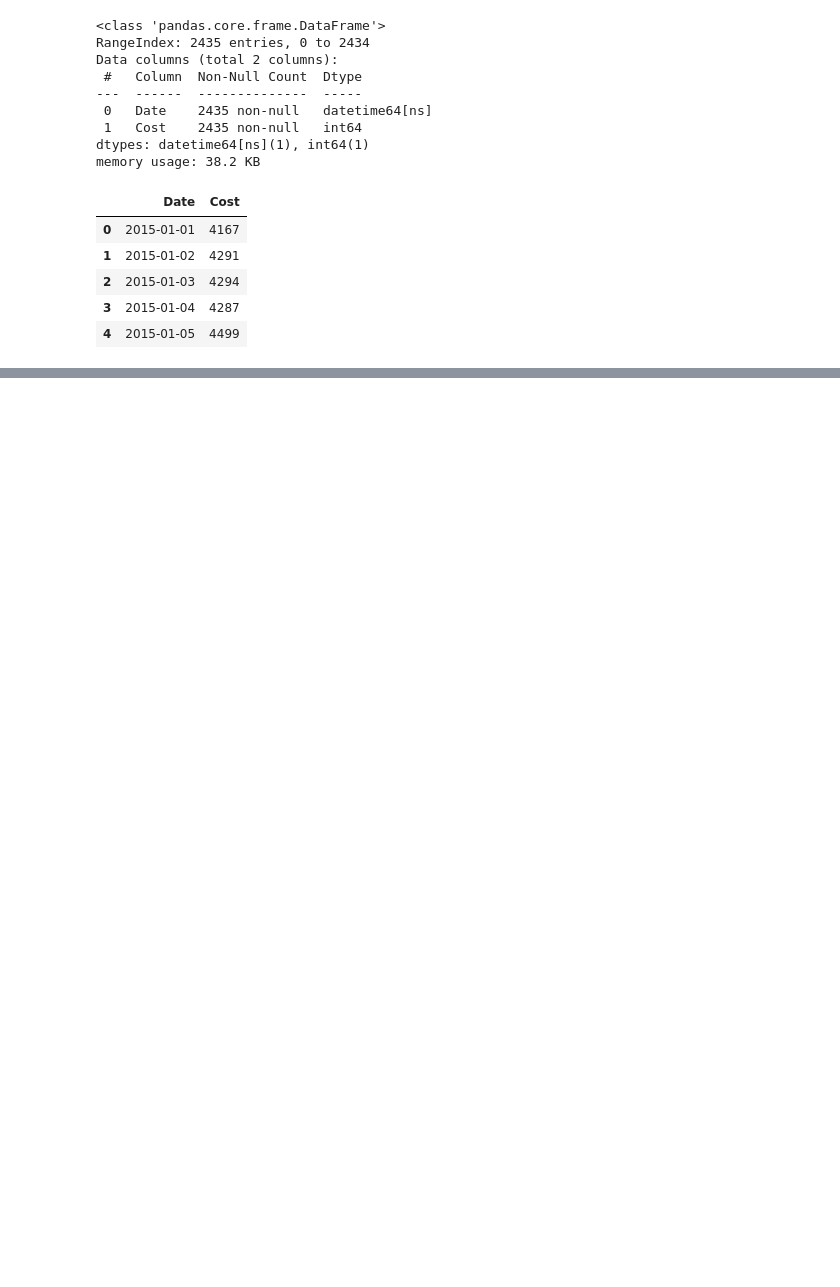
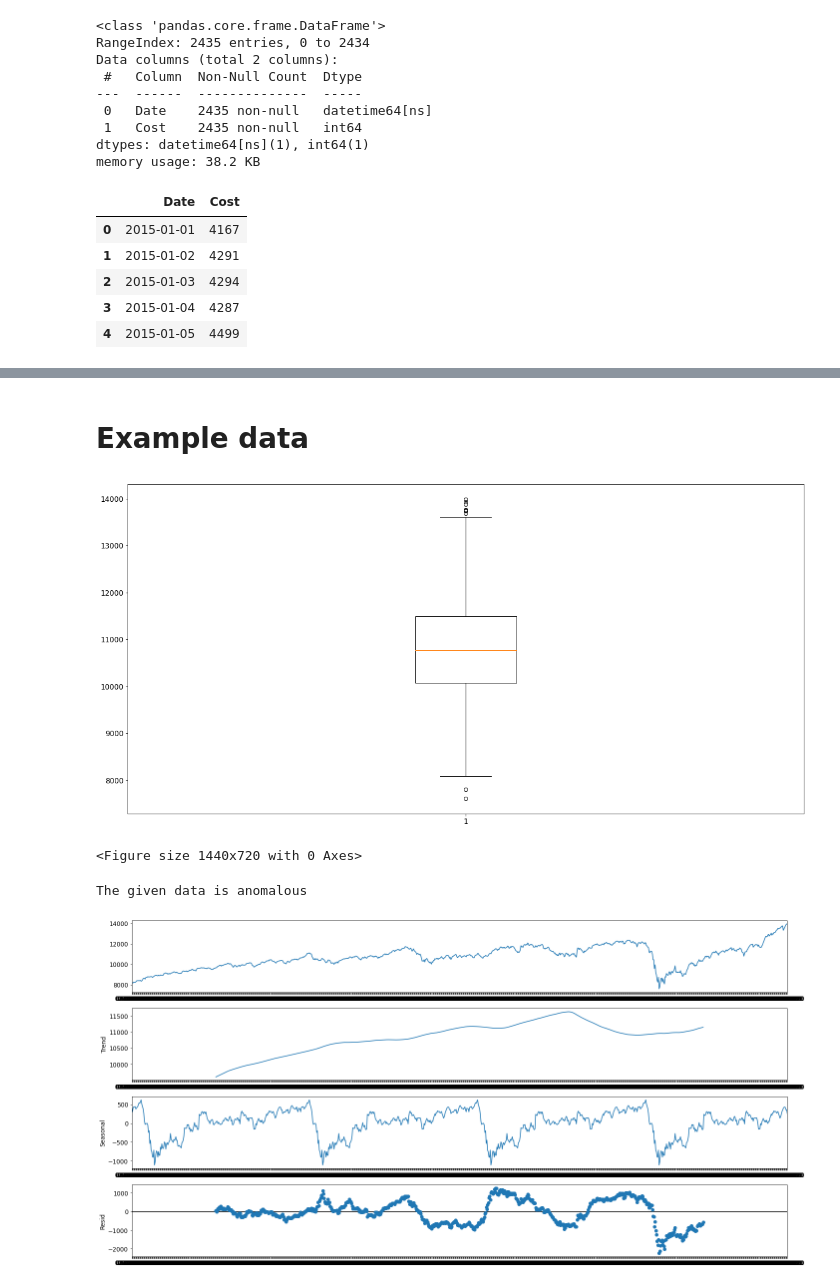
Before and after one commit to mehrasadhvi/TS, a Jupyter notebook: TSAssignment.ipynb, the cells around one changed output, grey strips where cells are left out. Saved outputs shown, nothing was run; the diff lists cells and outputs as text; code cells hidden in the pictures; blank space fills up the shorter version.

```diff
--- a/TSAssignment.ipynb
+++ b/TSAssignment.ipynb
@@ -76 +75,11 @@ The given data is anomalous
 [figure]
+# %% [markdown]
+# Example data
+# %%
+NSE=pd.read_csv('C:/Users/sadhv/OneDrive/Desktop/Dissertation/NIFTY5.csv')
+anomaly_det(NSE)
+# %% [output]
+[figure, added]
+<Figure size 1440x720 with 0 Axes>
+The given data is anomalous
+[figure, added]
```
Also changed, not shown: parts of 6 cells of this notebook.
